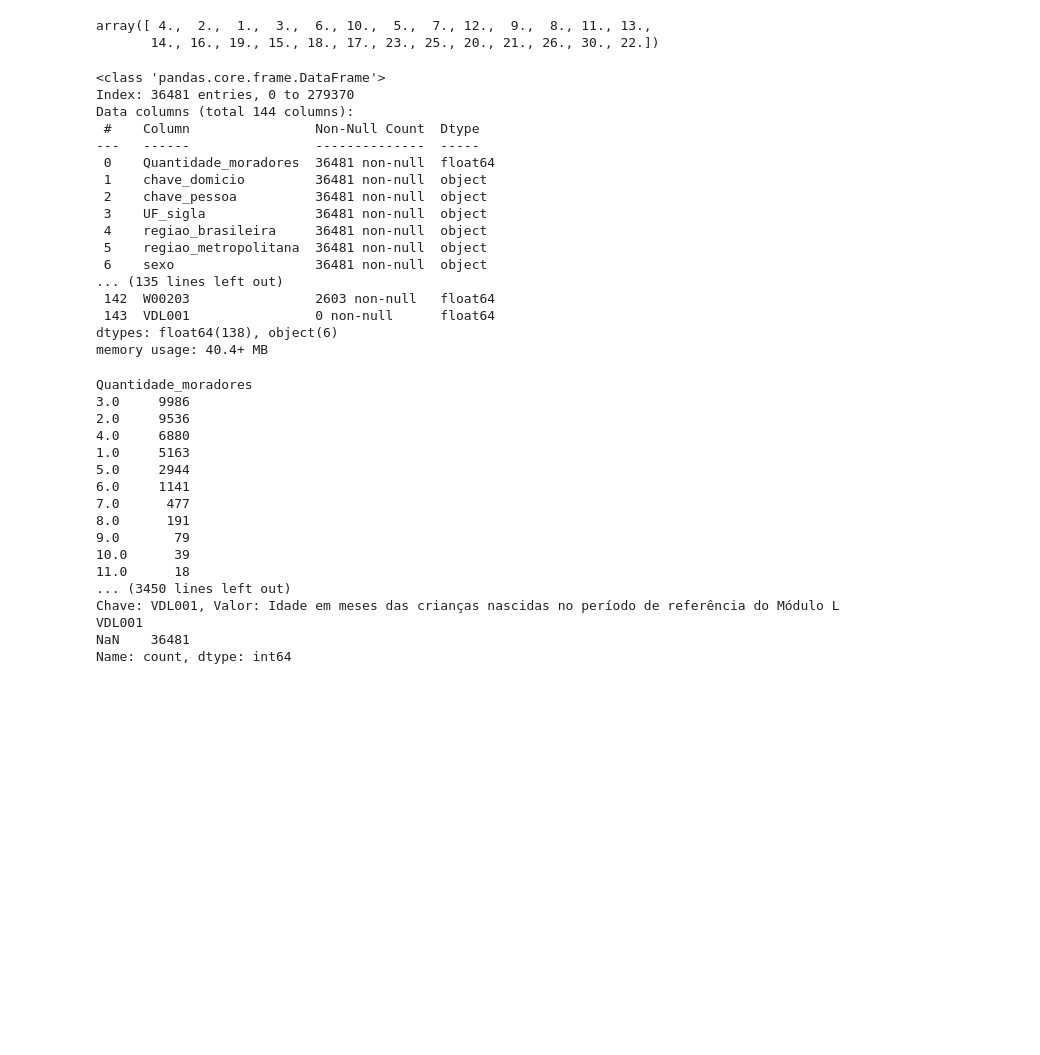
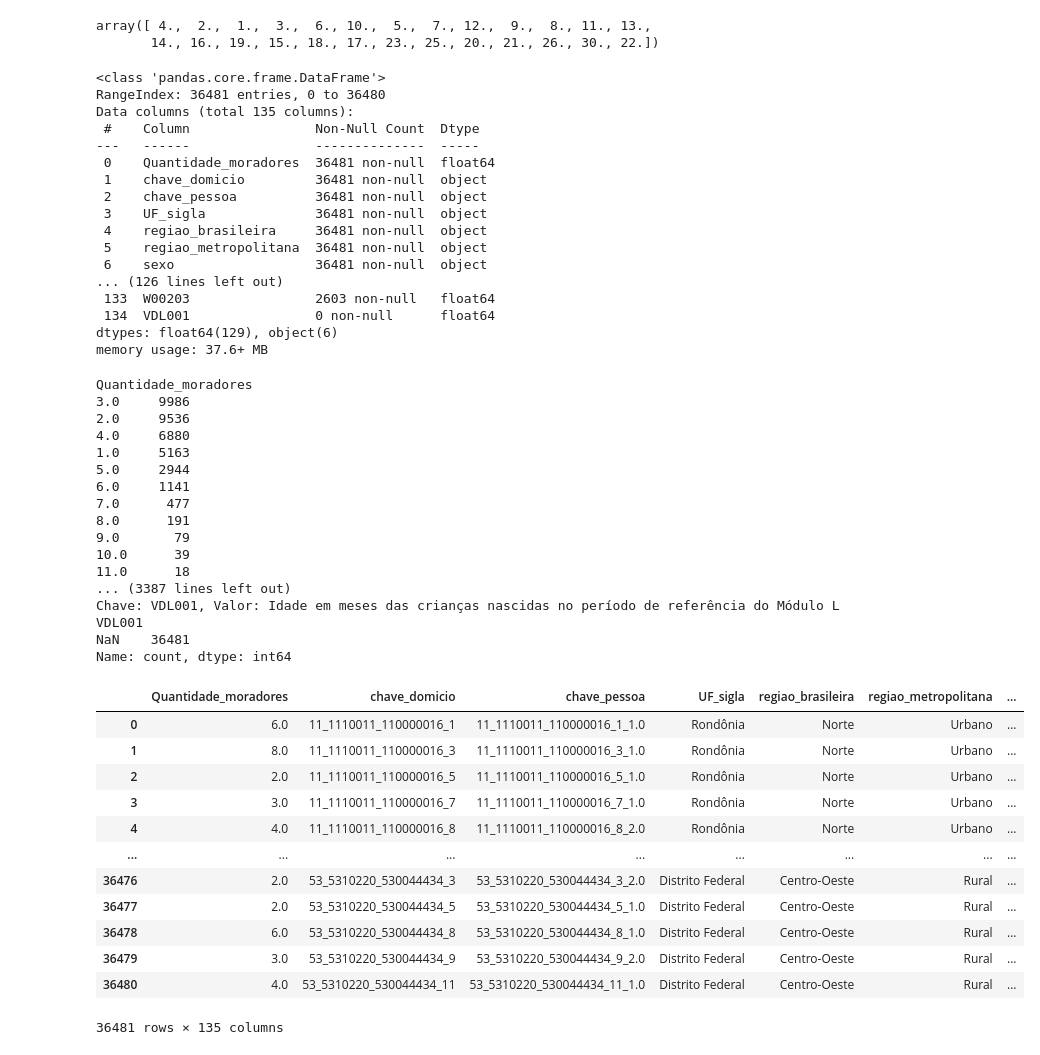
Before and after one commit to LeandroCoelhos/Notebook_PNS, a Jupyter notebook: 03_maes.ipynb, the cells around one changed output. Saved outputs shown, nothing was run; the diff lists cells and outputs as text; code cells hidden in the pictures; blank space fills up the shorter version.

```diff
--- a/03_maes.ipynb
+++ b/03_maes.ipynb
@@ -537,7 +517,7 @@ df.sexo.unique()
 # %% [output]
 array(['Feminino', 'Masculino'], dtype=object)
 # %%
-df_maes = df[(df.idade >= 15) & (df.sexo=='Feminino') & (df.S066>0) & (df.S066<99)].copy()
+df_maes = df[(df.idade >= 15) & (df.sexo=='Feminino') & (df.S066>0) & (df.S066<99)].copy().reset_index(drop=True)
 
 df_maes = df_maes[colunas_interesse_children]
 # %%
@@ -549,8 +529,8 @@ array([ 4.,  2.,  1.,  3.,  6., 10.,  5.,  7., 12.,  9.,  8., 11., 13.,
 df_maes.info(verbose=True, show_counts=True)
 # %% [output]
 <class 'pandas.core.frame.DataFrame'>
-Index: 36481 entries, 0 to 279370
-Data columns (total 144 columns):
+RangeIndex: 36481 entries, 0 to 36480
+Data columns (total 135 columns):
  #    Column                Non-Null Count  Dtype
 ---   ------                --------------  -----
  0    Quantidade_moradores  36481 non-null  float64
@@ -560,11 +540,11 @@ Data columns (total 144 columns):
  4    regiao_brasileira     36481 non-null  object
  5    regiao_metropolitana  36481 non-null  object
  6    sexo                  36481 non-null  object
-... (135 lines left out)
- 142  W00203                2603 non-null   float64
- 143  VDL001                0 non-null      float64
-dtypes: float64(138), object(6)
-memory usage: 40.4+ MB
+... (126 lines left out)
+ 133  W00203                2603 non-null   float64
+ 134  VDL001                0 non-null      float64
+dtypes: float64(129), object(6)
+memory usage: 37.6+ MB
 # %%
 dicionario_1 = {
     "V0001": "Unidade da Federação",
@@ -707,8 +687,24 @@ Quantidade_moradores
 9.0       79
 10.0      39
 11.0      18
-... (3450 lines left out)
+... (3387 lines left out)
 Chave: VDL001, Valor: Idade em meses das crianças nascidas no período de referência do Módulo L
 VDL001
 NaN    36481
 Name: count, dtype: int64
+# %%
+df_maes
+# %% [output]
+|  | Quantidade_moradores | chave_domicio | chave_pessoa | UF_sigla | regiao_brasileira | regiao_metropolitana | ... |
+| 0 | 6.0 | 11_1110011_110000016_1 | 11_1110011_110000016_1_1.0 | Rondônia | Norte | Urbano | ... |
+| 1 | 8.0 | 11_1110011_110000016_3 | 11_1110011_110000016_3_1.0 | Rondônia | Norte | Urbano | ... |
+| 2 | 2.0 | 11_1110011_110000016_5 | 11_1110011_110000016_5_1.0 | Rondônia | Norte | Urbano | ... |
+| 3 | 3.0 | 11_1110011_110000016_7 | 11_1110011_110000016_7_1.0 | Rondônia | Norte | Urbano | ... |
+| 4 | 4.0 | 11_1110011_110000016_8 | 11_1110011_110000016_8_2.0 | Rondônia | Norte | Urbano | ... |
+| ... | ... | ... | ... | ... | ... | ... | ... |
+| 36476 | 2.0 | 53_5310220_530044434_3 | 53_5310220_530044434_3_2.0 | Distrito Federal | Centro-Oeste | Rural | ... |
+| 36477 | 2.0 | 53_5310220_530044434_5 | 53_5310220_530044434_5_1.0 | Distrito Federal | Centro-Oeste | Rural | ... |
+| 36478 | 6.0 | 53_5310220_530044434_8 | 53_5310220_530044434_8_1.0 | Distrito Federal | Centro-Oeste | Rural | ... |
+| 36479 | 3.0 | 53_5310220_530044434_9 | 53_5310220_530044434_9_2.0 | Distrito Federal | Centro-Oeste | Rural | ... |
+| 36480 | 4.0 | 53_5310220_530044434_11 | 53_5310220_530044434_11_1.0 | Distrito Federal | Centro-Oeste | Rural | ... |
+36481 rows × 135 columns
```
Also changed, not shown: parts of 2 cells of this notebook, 3 other files.
